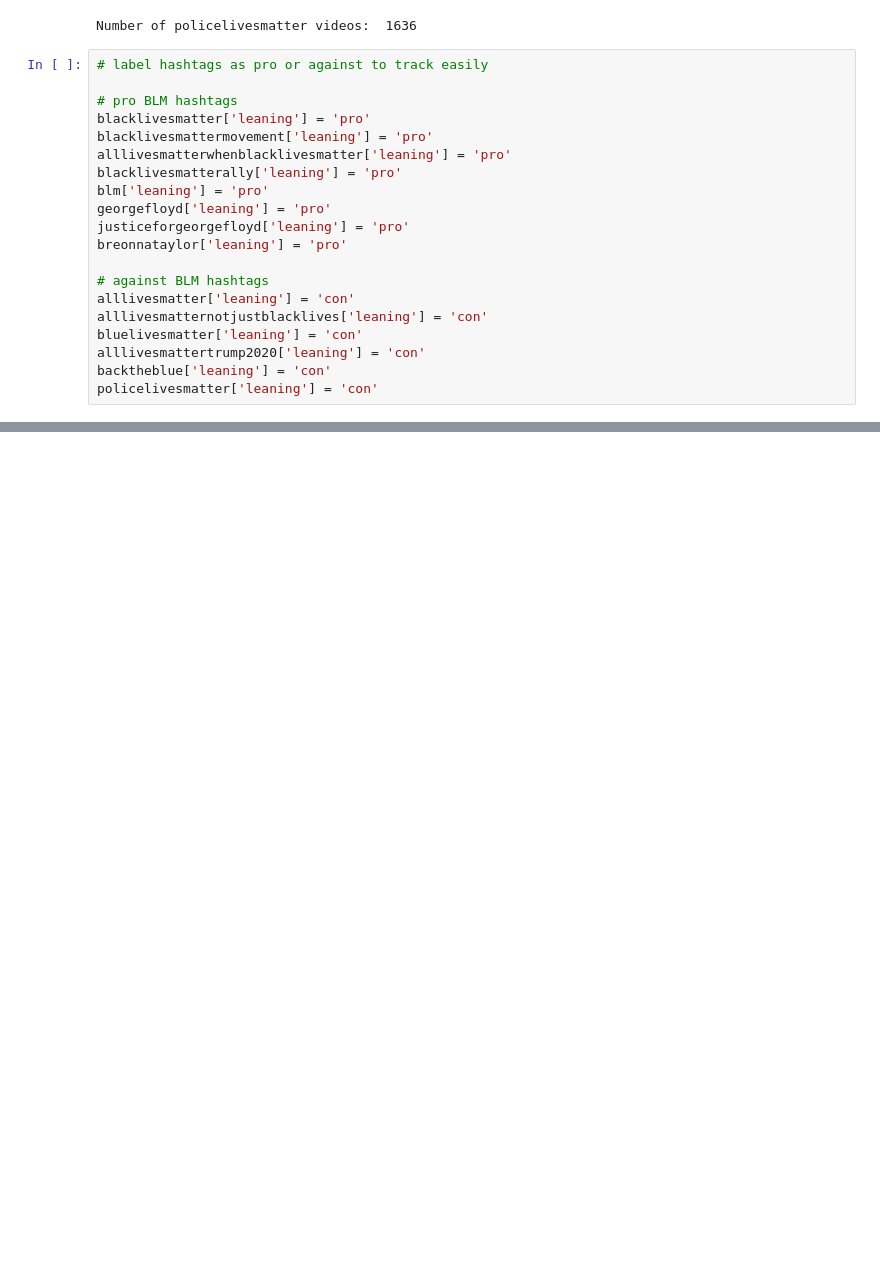
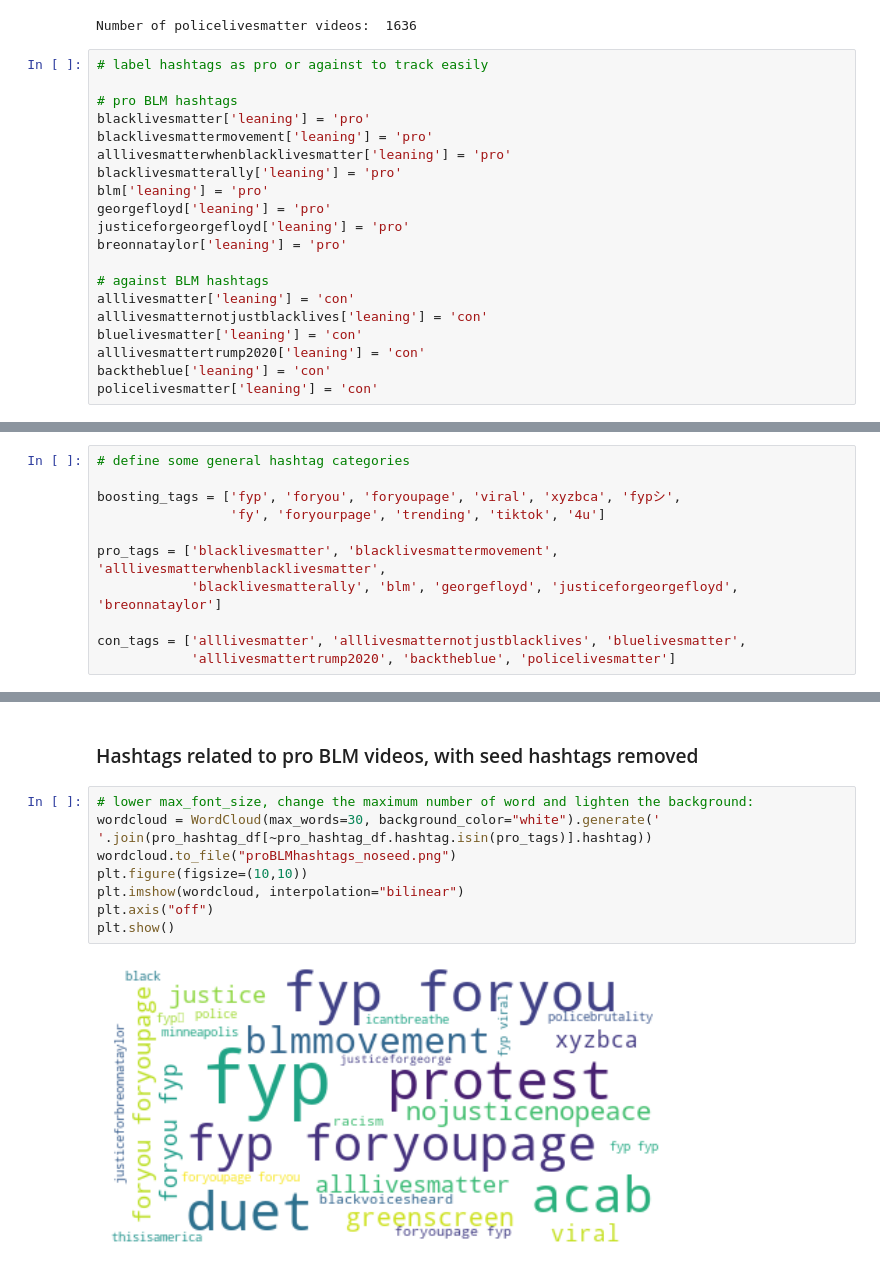
Before and after one commit to sipka/TikTok, a Jupyter notebook: TikTokDataParsing.ipynb, the cells around one changed output, grey strips where cells are left out. Drawn from its saved outputs; the diff is of its cells as text; blank space fills up the shorter version.

```diff
--- a/TikTokDataParsing.ipynb
+++ b/TikTokDataParsing.ipynb
@@ -257,0 +410,11 @@ all_videos[all_videos.raw.str.contains('duetFromId')]
+# %%
+# define some general hashtag categories
+
+boosting_tags = ['fyp', 'foryou', 'foryoupage', 'viral', 'xyzbca', 'fypシ',
+                 'fy', 'foryourpage', 'trending', 'tiktok', '4u']
+
+pro_tags = ['blacklivesmatter', 'blacklivesmattermovement', 'alllivesmatterwhenblacklivesmatter',
+            'blacklivesmatterally', 'blm', 'georgefloyd', 'justiceforgeorgefloyd', 'breonnataylor']
+
+con_tags = ['alllivesmatter', 'alllivesmatternotjustblacklives', 'bluelivesmatter',
+            'alllivesmattertrump2020', 'backtheblue', 'policelivesmatter']
@@ -257,0 +468,12 @@ all_videos[all_videos.raw.str.contains('duetFromId')]
+# %% [markdown]
+### Hashtags related to pro BLM videos, with seed hashtags removed
+# %%
+# lower max_font_size, change the maximum number of word and lighten the background:
+wordcloud = WordCloud(max_words=30, background_color="white").generate(' '.join(pro_hashtag_df[~pro_hashtag_df.hashtag.isin(pro_tags)].hashtag))
+wordcloud.to_file("proBLMhashtags_noseed.png")
+plt.figure(figsize=(10,10))
+plt.imshow(wordcloud, interpolation="bilinear")
+plt.axis("off")
+plt.show()
+# %% [output]
+[figure, added]
```
Also changed, not shown: parts of 70 cells of this notebook.
